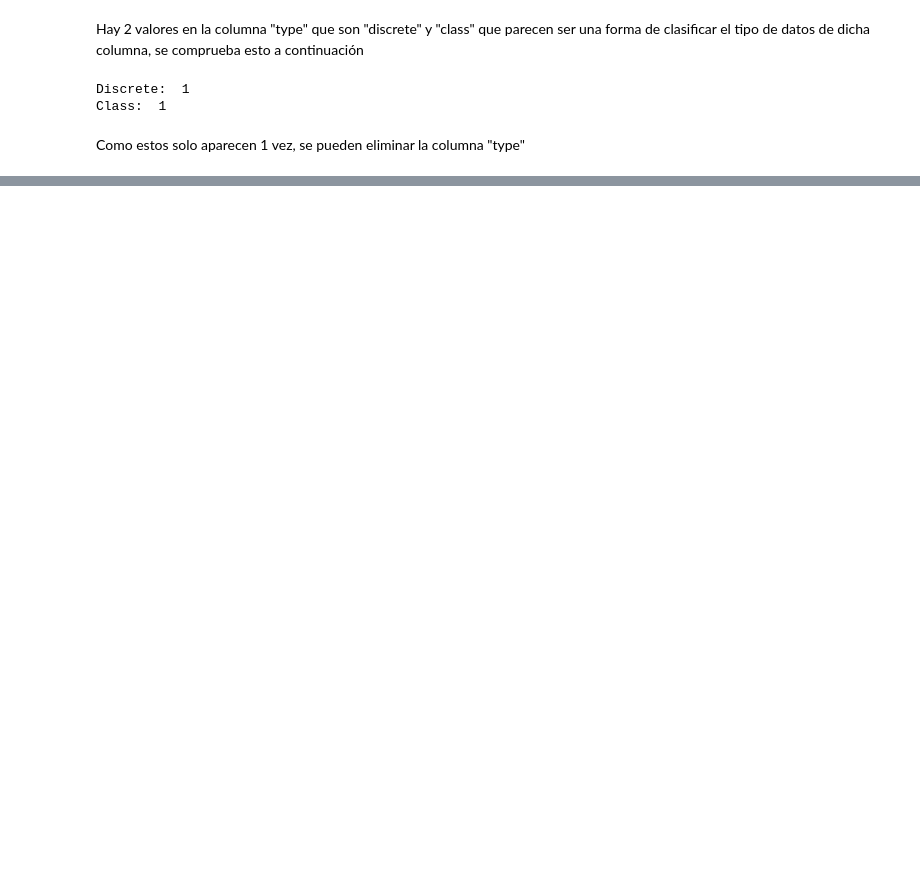
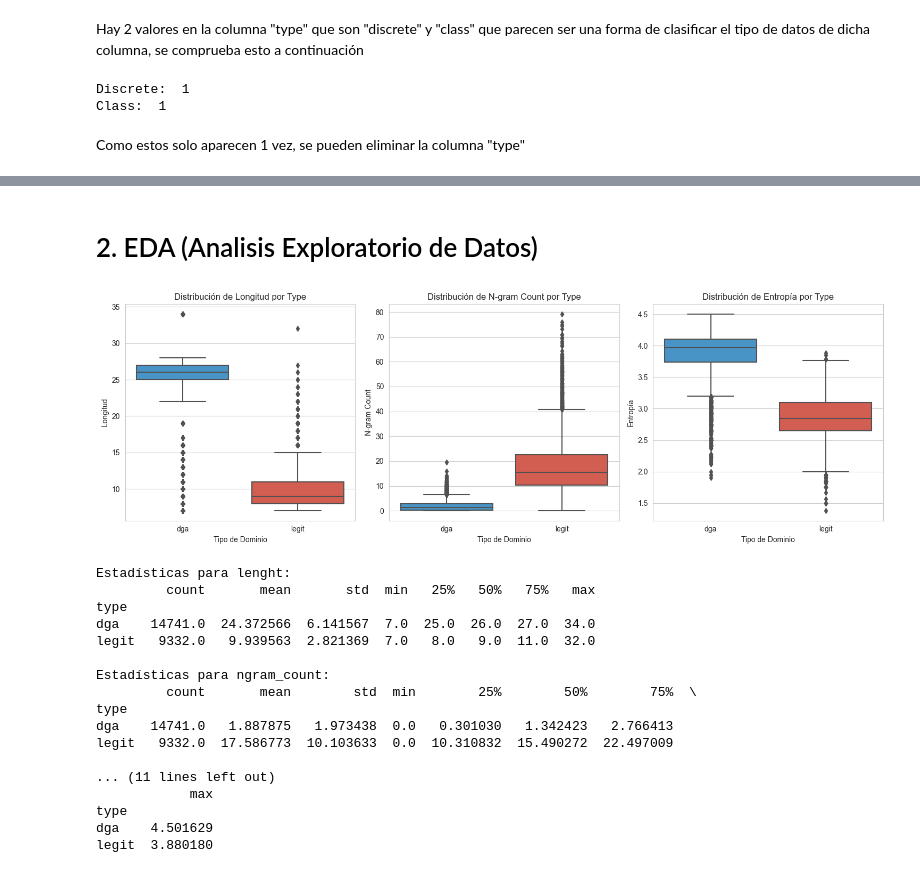
Before and after one commit to jpheredia/DGA_Classification, a Jupyter notebook: Project_notebook.ipynb, the cells around one changed output, grey strips where cells are left out. Saved outputs shown, nothing was run; the diff lists cells and outputs as text; code cells hidden in the pictures; blank space fills up the shorter version.

```diff
--- a/Project_notebook.ipynb
+++ b/Project_notebook.ipynb
@@ -75,0 +91,65 @@ memory usage: 752.3+ KB
+# %%
+# Convertir las columnas numéricas a los dtypes correctos
+
+df = df.astype({
+    'lenght': 'float64',
+    'ngram_count': 'float64',
+    'entropy': 'float64',
+})
+# %% [markdown]
+# 2. EDA (Analisis Exploratorio de Datos)
+# %%
+# Comparar variables categoricas por tipo de "type" usando boxplots
+
+# Crear subplots para los boxplots
+fig, axes = plt.subplots(1, 3, figsize=(15, 5))
+
+# Personalizar estilo
+sns.set_style("whitegrid")
+colors = ['#3498db', '#e74c3c']
+
+# Boxplot para longitud
+sns.boxplot(x='type', y='lenght', data=df, ax=axes[0], palette=colors)
+axes[0].set_title('Distribución de Longitud por Type')
+axes[0].set_xlabel('Tipo de Dominio')
+axes[0].set_ylabel('Longitud')
+
+# Boxplot para ngram_count
+sns.boxplot(x='type', y='ngram_count', data=df, ax=axes[1], palette=colors)
+axes[1].set_title('Distribución de N-gram Count por Type')
+axes[1].set_xlabel('Tipo de Dominio')
+axes[1].set_ylabel('N-gram Count')
+
+# Boxplot para entropy
+sns.boxplot(x='type', y='entropy', data=df, ax=axes[2], palette=colors)
+axes[2].set_title('Distribución de Entropía por Type')
+axes[2].set_xlabel('Tipo de Dominio')
+axes[2].set_ylabel('Entropía')
+
+# Ajustar el layout
+plt.tight_layout()
+plt.show()
+
+# Mostrar estadísticas resumidas para cada variable por tipo
+for column in ['lenght', 'ngram_count', 'entropy']:
+    print(f"\nEstadísticas para {column}:")
+    print(df.groupby('type')[column].describe())
+# %% [output]
+[figure, added]
+Estadísticas para lenght:
+         count       mean       std  min   25%   50%   75%   max
+type
+dga    14741.0  24.372566  6.141567  7.0  25.0  26.0  27.0  34.0
+legit   9332.0   9.939563  2.821369  7.0   8.0   9.0  11.0  32.0
+
+Estadísticas para ngram_count:
+         count       mean        std  min        25%        50%        75%  \
+type
+dga    14741.0   1.887875   1.973438  0.0   0.301030   1.342423   2.766413
+legit   9332.0  17.586773  10.103633  0.0  10.310832  15.490272  22.497009
+
+... (11 lines left out)
+            max
+type
+dga    4.501629
+legit  3.880180
```
Also changed, not shown: parts of 10 cells of this notebook.
